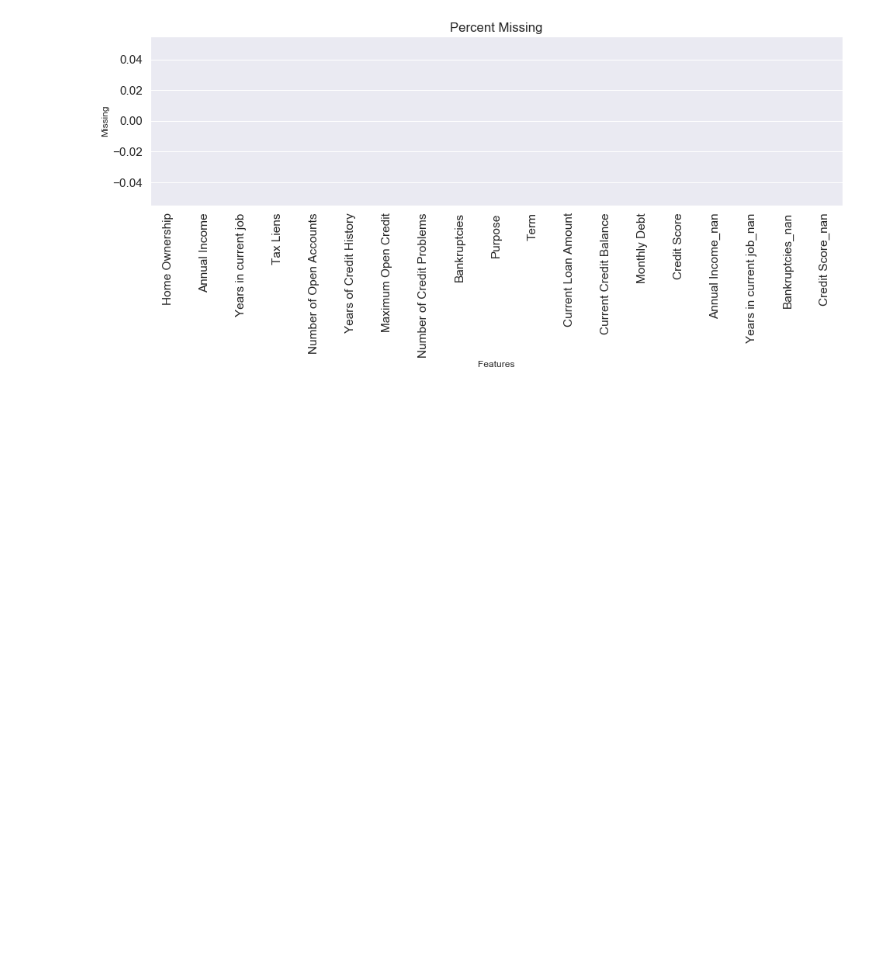
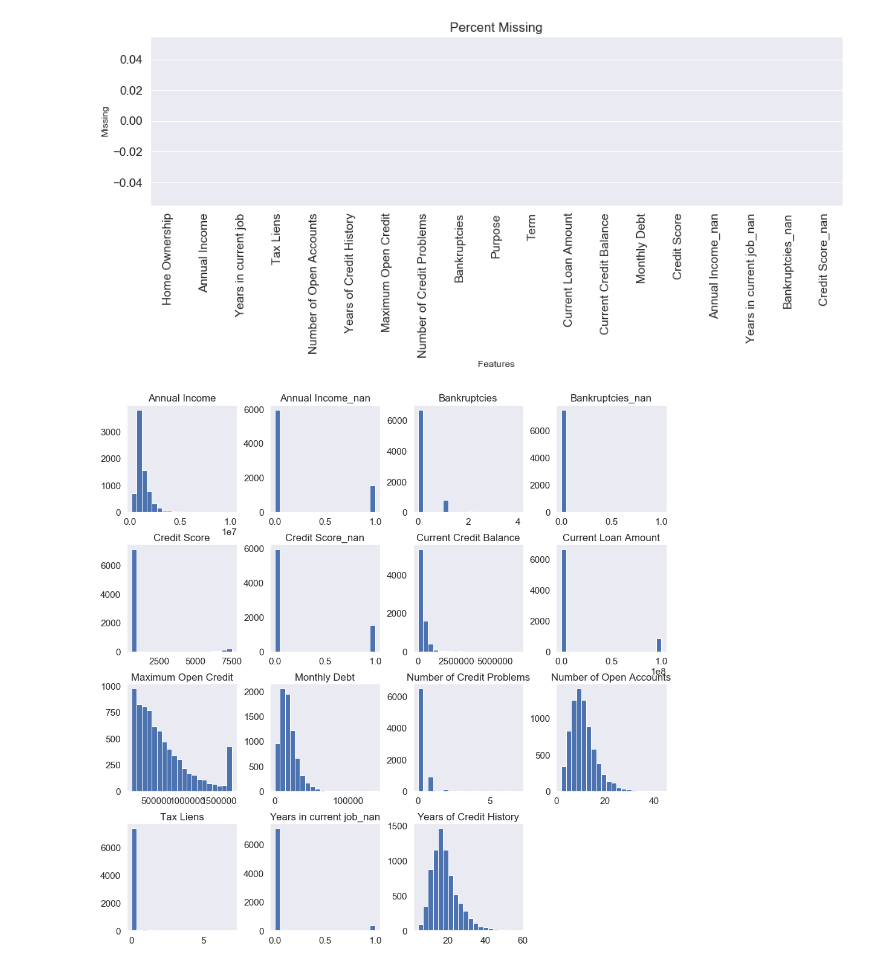
Before and after one commit to ShadarRim/gbpythonlibsadd, a Jupyter notebook: HW Lesson.ipynb, the cells around one changed output. Cells and saved outputs as stored; diff of their text form; code cells hidden in the pictures; blank space fills up the shorter version.

```diff
--- a/HW Lesson.ipynb
+++ b/HW Lesson.ipynb
@@ -362,6 +392,14 @@ class Model:
                     X.drop(f'{colname}_nan', axis=1, inplace=True)
 
         return X
+
+    def outliners_fix(self, X):
+
+        X = X.copy()
+
+        X['Maximum Open Credit'] = winsorize(X['Maximum Open Credit'], limits = 0.05)
+
+        return X
 # %%
 m = Model()
 # %%
@@ -393,3 +415,9 @@ Credit Score
 nan_analize(res)
 # %% [output]
 [figure]
+# %%
+res = m.outliners_fix(res)
+# %%
+res.hist(figsize=(16,16), bins=20, grid=False);
+# %% [output]
+[figure, added]
```
Also changed, not shown: parts of 5 cells of this notebook.
